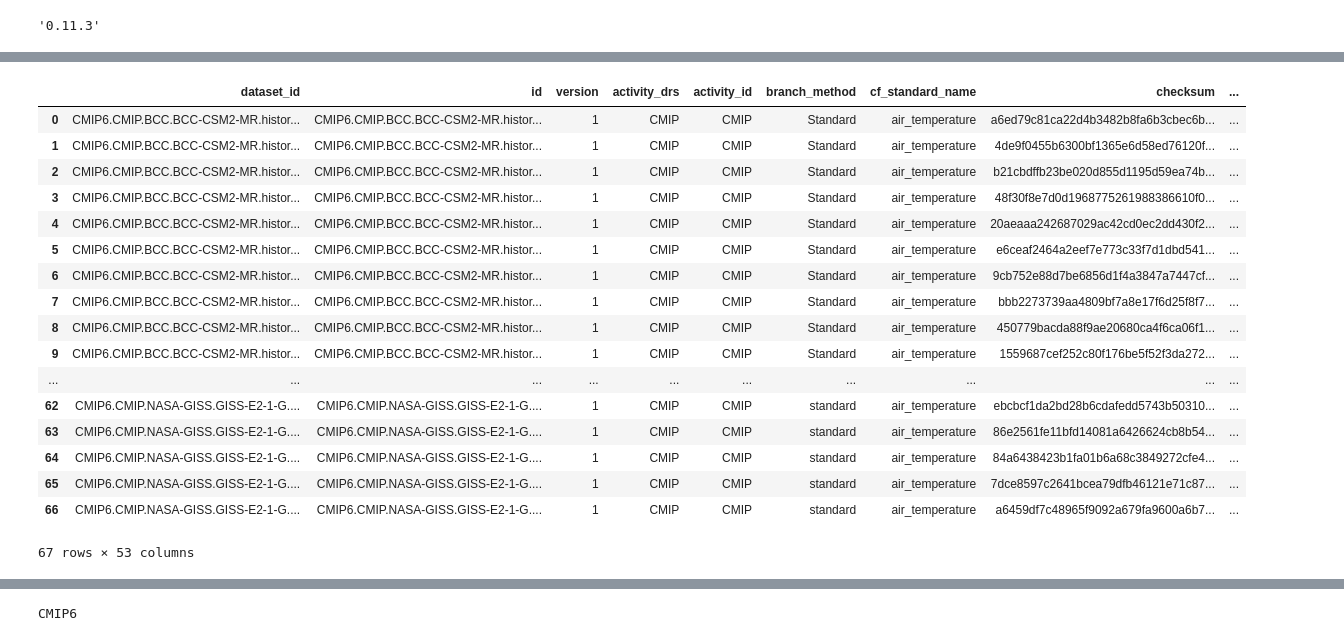
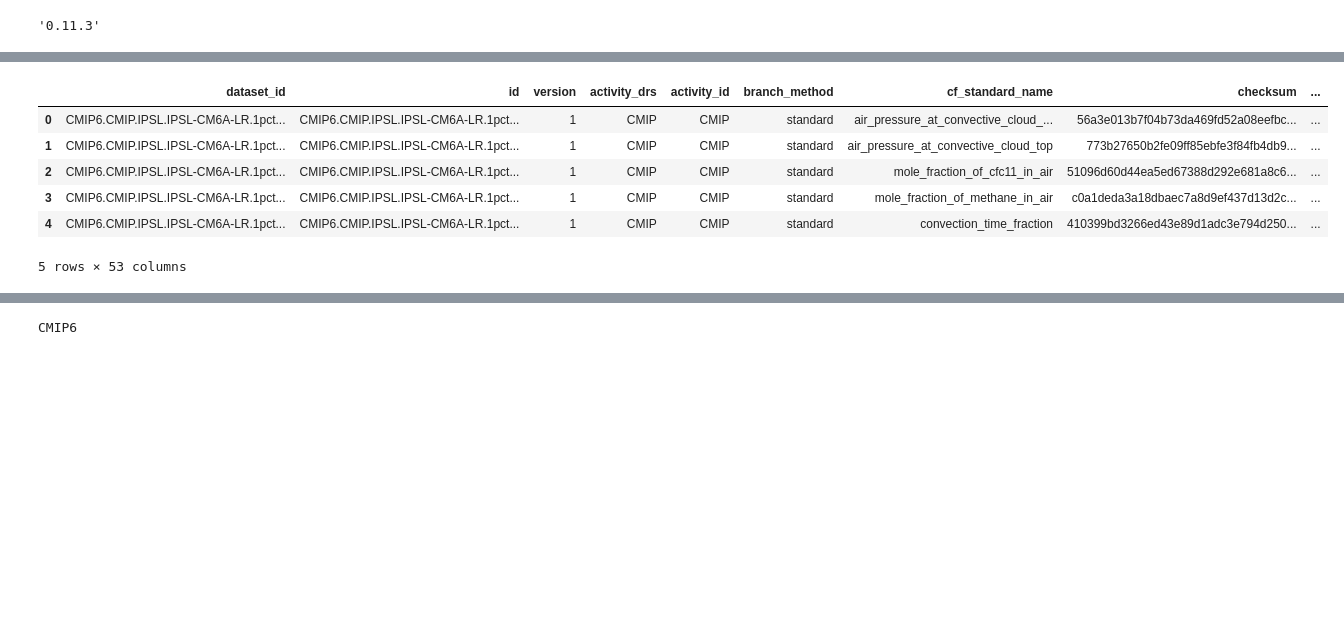
Before and after one commit to rabernat/pangeo_esgf_demo, a Jupyter notebook: esgf_llnl_thredds.ipynb, the cells around one changed output, grey strips where cells are left out. Saved outputs shown, nothing was run; the diff lists cells and outputs as text; code cells hidden in the pictures; blank space fills up the shorter version.

```diff
--- a/esgf_llnl_thredds.ipynb
+++ b/esgf_llnl_thredds.ipynb
@@ -34,10 +42,12 @@ def maybe_squeze_values(d):
             return(value)
     return {k: _maybe_squeeze(v) for k, v in d.items()}
 
-def get_request(client, server, **payload):
+def get_request(client, server, verbose=False, **payload):
     url_keys = []
     url_keys = ["{}={}".format(k, payload[k]) for k in payload]
     url = "{}/?{}".format(server, "&".join(url_keys))
+    if verbose:
+        print(url)
     r = client.get(url)
     r.raise_for_status()
     resp = r.json()["response"]
@@ -45,6 +55,8 @@ def get_request(client, server, **payload):
 
 def esgf_search(server="https://esgf-node.llnl.gov/esg-search/search",
                 files_type="OPENDAP", local_node=True, project="CMIP6",
+                # this option should not be necessary with local_node=True
+                filter_server_url=None,
                 verbose=False, format="application%2Fsolr%2Bjson",
                 use_csrf=False, **search):
     client = requests.session()
@@ -66,16 +78,16 @@ def esgf_search(server="https://esgf-node.llnl.gov/esg-search/search",
 
     payload["format"] = format
 
-    init_resp = get_request(client, server, offset=0, **payload)
+    init_resp = get_request(client, server, offset=0, verbose=verbose, **payload)
     num_found = int(init_resp["numFound"])
 
     offset = 0
     all_files = []
     files_type = files_type.upper()
 
-    with tqdm_notebook(total=num_found) as pbar:
+    with tqdm_notebook(total=num_found, desc='ESGF Search', unit='docs') as pbar:
         while offset < num_found:
-            resp = get_request(client, server, offset=offset, **payload)
+            resp = get_request(client, server, offset=offset, verbose=verbose, **payload)
 
             docs = resp["docs"]
             offset += len(docs)
@@ -95,32 +107,33 @@ def esgf_search(server="https://esgf-node.llnl.gov/esg-search/search",
                     sp = f.split("|")
                     if sp[-1] == files_type:
                         opendap_url = sp[0].replace('.html', '')
-                        item.update({f'{files_type}_url': opendap_url})
-                        all_files.append(item)
+                        if filter_server_url is None or filter_server_url in opendap_url:
+                            item.update({f'{files_type}_url': opendap_url})
+                            all_files.append(item)
         pbar.close()
-    return pd.DataFrame(all_files)
+    # dropping duplicates on checksum removes all identical files
+    return pd.DataFrame(all_files).drop_duplicates(subset='checksum')
 # %%
 #files = esgf_search(variable="tas", experiment_id="historical", frequency="mon")
-files = esgf_search(variable="ta", frequency="mon", activity_drs='CMIP', table_id='Amon', experiment_id='historical')
-#files = esgf_search()
-files
+#files = esgf_search(variable="ta", frequency="mon", activity_drs='CMIP', table_id='Amon', experiment_id='historical')
+
+# 233 files
+#files = esgf_search(mip_era='CMIP6', activity_drs='CMIP', variable="ta", table_id='Amon', filter_server_url='aims3.llnl.gov')
+
+# 1179 files
+#files = esgf_search(mip_era='CMIP6', activity_drs='CMIP', variable="ta")
+
+files = esgf_search(mip_era='CMIP6', activity_drs='CMIP', institution_id='IPSL',
+                    table_id='Amon', latest='true', filter_server_url='aims3.llnl.gov')
+
+
+files.head()
 # %% [output]
 [interactive output not drawn]
 |  | dataset_id | id | version | activity_drs | activity_id | branch_method | cf_standard_name | checksum | ... |
-| 0 | CMIP6.CMIP.BCC.BCC-CSM2-MR.histor... | CMIP6.CMIP.BCC.BCC-CSM2-MR.histor... | 1 | CMIP | CMIP | Standard | air_temperature | a6ed79c81ca22d4b3482b8fa6b3cbec6b... | ... |
-| 1 | CMIP6.CMIP.BCC.BCC-CSM2-MR.histor... | CMIP6.CMIP.BCC.BCC-CSM2-MR.histor... | 1 | CMIP | CMIP | Standard | air_temperature | 4de9f0455b6300bf1365e6d58ed76120f... | ... |
-| 2 | CMIP6.CMIP.BCC.BCC-CSM2-MR.histor... | CMIP6.CMIP.BCC.BCC-CSM2-MR.histor... | 1 | CMIP | CMIP | Standard | air_temperature | b21cbdffb23be020d855d1195d59ea74b... | ... |
-| 3 | CMIP6.CMIP.BCC.BCC-CSM2-MR.histor... | CMIP6.CMIP.BCC.BCC-CSM2-MR.histor... | 1 | CMIP | CMIP | Standard | air_temperature | 48f30f8e7d0d1968775261988386610f0... | ... |
-| 4 | CMIP6.CMIP.BCC.BCC-CSM2-MR.histor... | CMIP6.CMIP.BCC.BCC-CSM2-MR.histor... | 1 | CMIP | CMIP | Standard | air_temperature | 20aeaaa242687029ac42cd0ec2dd430f2... | ... |
-| 5 | CMIP6.CMIP.BCC.BCC-CSM2-MR.histor... | CMIP6.CMIP.BCC.BCC-CSM2-MR.histor... | 1 | CMIP | CMIP | Standard | air_temperature | e6ceaf2464a2eef7e773c33f7d1dbd541... | ... |
-| 6 | CMIP6.CMIP.BCC.BCC-CSM2-MR.histor... | CMIP6.CMIP.BCC.BCC-CSM2-MR.histor... | 1 | CMIP | CMIP | Standard | air_temperature | 9cb752e88d7be6856d1f4a3847a7447cf... | ... |
-| 7 | CMIP6.CMIP.BCC.BCC-CSM2-MR.histor... | CMIP6.CMIP.BCC.BCC-CSM2-MR.histor... | 1 | CMIP | CMIP | Standard | air_temperature | bbb2273739aa4809bf7a8e17f6d25f8f7... | ... |
-| 8 | CMIP6.CMIP.BCC.BCC-CSM2-MR.histor... | CMIP6.CMIP.BCC.BCC-CSM2-MR.histor... | 1 | CMIP | CMIP | Standard | air_temperature | 450779bacda88f9ae20680ca4f6ca06f1... | ... |
-| 9 | CMIP6.CMIP.BCC.BCC-CSM2-MR.histor... | CMIP6.CMIP.BCC.BCC-CSM2-MR.histor... | 1 | CMIP | CMIP | Standard | air_temperature | 1559687cef252c80f176be5f52f3da272... | ... |
-| ... | ... | ... | ... | ... | ... | ... | ... | ... | ... |
-| 62 | CMIP6.CMIP.NASA-GISS.GISS-E2-1-G.... | CMIP6.CMIP.NASA-GISS.GISS-E2-1-G.... | 1 | CMIP | CMIP | standard | air_temperature | ebcbcf1da2bd28b6cdafedd5743b50310... | ... |
-| 63 | CMIP6.CMIP.NASA-GISS.GISS-E2-1-G.... | CMIP6.CMIP.NASA-GISS.GISS-E2-1-G.... | 1 | CMIP | CMIP | standard | air_temperature | 86e2561fe11bfd14081a6426624cb8b54... | ... |
-| 64 | CMIP6.CMIP.NASA-GISS.GISS-E2-1-G.... | CMIP6.CMIP.NASA-GISS.GISS-E2-1-G.... | 1 | CMIP | CMIP | standard | air_temperature | 84a6438423b1fa01b6a68c3849272cfe4... | ... |
-| 65 | CMIP6.CMIP.NASA-GISS.GISS-E2-1-G.... | CMIP6.CMIP.NASA-GISS.GISS-E2-1-G.... | 1 | CMIP | CMIP | standard | air_temperature | 7dce8597c2641bcea79dfb46121e71c87... | ... |
-| 66 | CMIP6.CMIP.NASA-GISS.GISS-E2-1-G.... | CMIP6.CMIP.NASA-GISS.GISS-E2-1-G.... | 1 | CMIP | CMIP | standard | air_temperature | a6459df7c48965f9092a679fa9600a6b7... | ... |
+| 0 | CMIP6.CMIP.IPSL.IPSL-CM6A-LR.1pct... | CMIP6.CMIP.IPSL.IPSL-CM6A-LR.1pct... | 1 | CMIP | CMIP | standard | air_pressure_at_convective_cloud_... | 56a3e013b7f04b73da469fd52a08eefbc... | ... |
+| 1 | CMIP6.CMIP.IPSL.IPSL-CM6A-LR.1pct... | CMIP6.CMIP.IPSL.IPSL-CM6A-LR.1pct... | 1 | CMIP | CMIP | standard | air_pressure_at_convective_cloud_top | 773b27650b2fe09ff85ebfe3f84fb4db9... | ... |
+| 2 | CMIP6.CMIP.IPSL.IPSL-CM6A-LR.1pct... | CMIP6.CMIP.IPSL.IPSL-CM6A-LR.1pct... | 1 | CMIP | CMIP | standard | mole_fraction_of_cfc11_in_air | 51096d60d44ea5ed67388d292e681a8c6... | ... |
+| 3 | CMIP6.CMIP.IPSL.IPSL-CM6A-LR.1pct... | CMIP6.CMIP.IPSL.IPSL-CM6A-LR.1pct... | 1 | CMIP | CMIP | standard | mole_fraction_of_methane_in_air | c0a1deda3a18dbaec7a8d9ef437d13d2c... | ... |
+| 4 | CMIP6.CMIP.IPSL.IPSL-CM6A-LR.1pct... | CMIP6.CMIP.IPSL.IPSL-CM6A-LR.1pct... | 1 | CMIP | CMIP | standard | convection_time_fraction | 410399bd3266ed43e89d1adc3e794d250... | ... |
-67 rows × 53 columns
+5 rows × 53 columns
```
Also changed, not shown: parts of 62 cells of this notebook.
